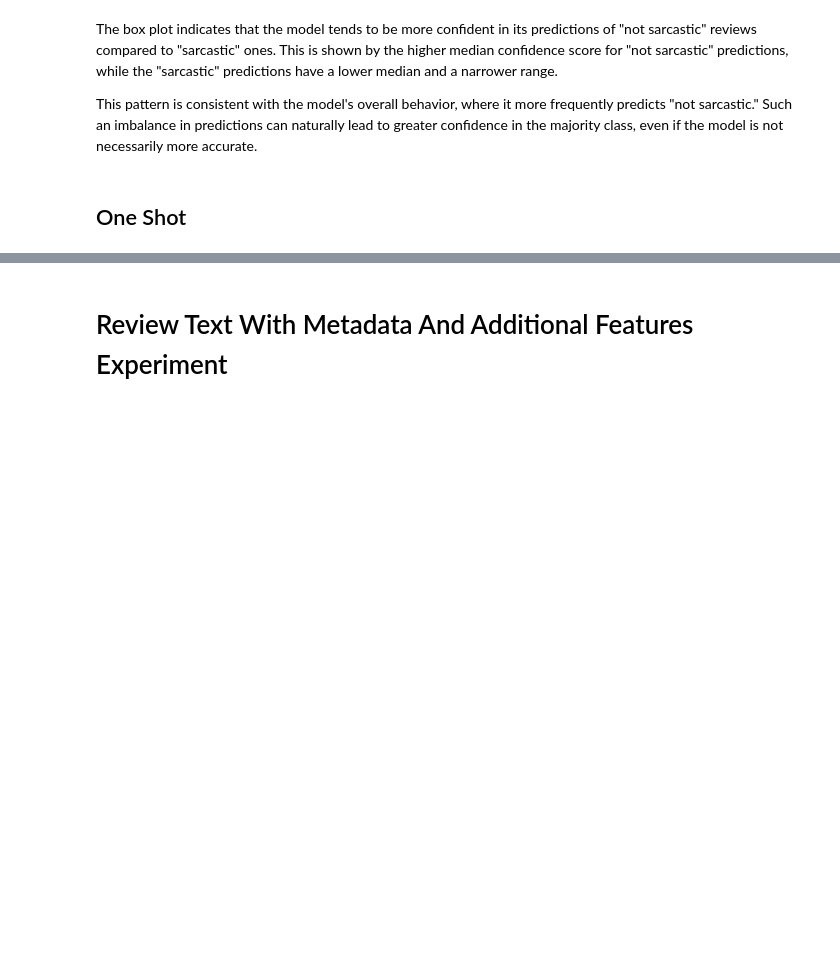
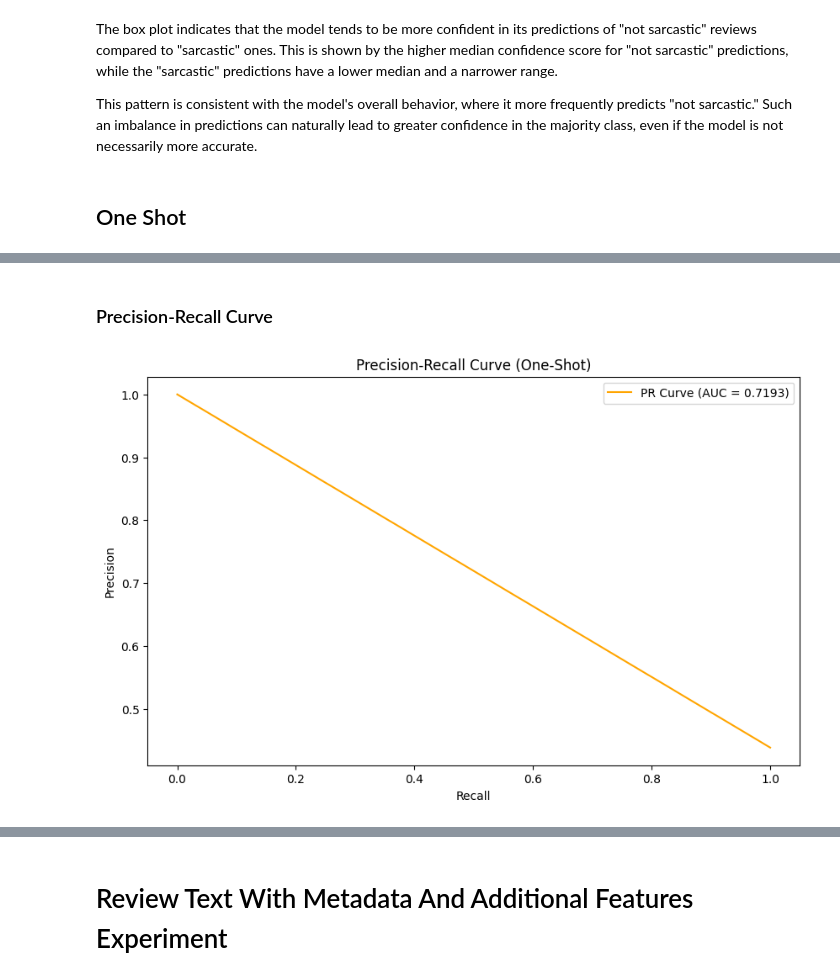
Before and after one commit to kozoB/steam-sarcasm-detection, a Jupyter notebook: Steam_Reviews_Sarcasm_Detection_Project.ipynb, the cells around one changed output, grey strips where cells are left out. Drawn from its saved outputs; the diff is of its cells as text; code cells hidden in the pictures; blank space fills up the shorter version.

```diff
--- a/Steam_Reviews_Sarcasm_Detection_Project.ipynb
+++ b/Steam_Reviews_Sarcasm_Detection_Project.ipynb
@@ -679,0 +679,25 @@ print(sample_reviews[['review_text', 'predicted_label', 'confidence_score']])
+# %% [markdown]
+### Precision-Recall Curve
+# %%
+from sklearn.metrics import precision_recall_curve, auc
+import matplotlib.pyplot as plt
+
+# Calculate precision-recall for sarcasm (class 1) for One-Shot
+precision, recall, _ = precision_recall_curve(
+    text_test_df['sarcasm_label'],
+    text_test_df['one_shot_confidence_score'] * text_test_df['one_shot_prediction_numeric']  # Use confidence only for positive class (sarcastic)
+)
+
+# Calculate area under the curve (AUC) for One-Shot
+pr_auc_one_shot = auc(recall, precision)
+
+# Plot Precision-Recall Curve (One-Shot)
+plt.figure(figsize=(10, 6))
+plt.plot(recall, precision, label=f'PR Curve (AUC = {pr_auc_one_shot:.4f})', color='orange')
+plt.title("Precision-Recall Curve (One-Shot)")
+plt.xlabel("Recall")
+plt.ylabel("Precision")
+plt.legend()
+plt.show()
+# %% [output]
+[figure, added]
```
Also changed, not shown: parts of 44 cells of this notebook.
